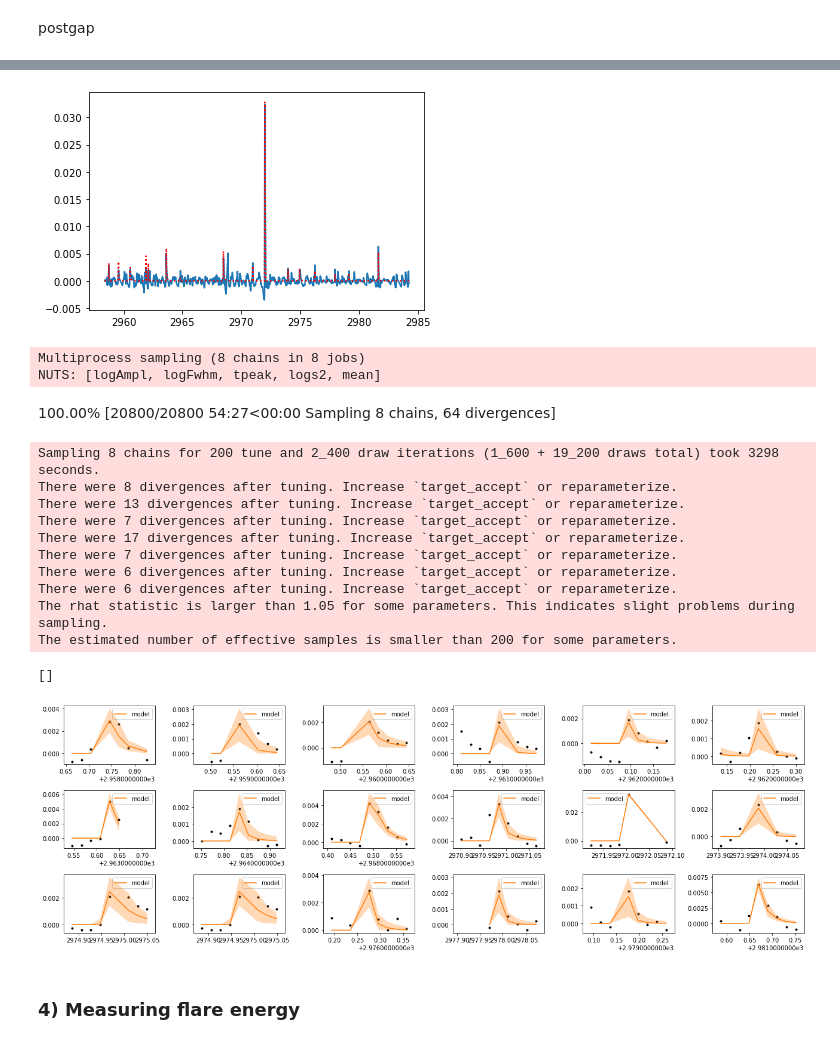
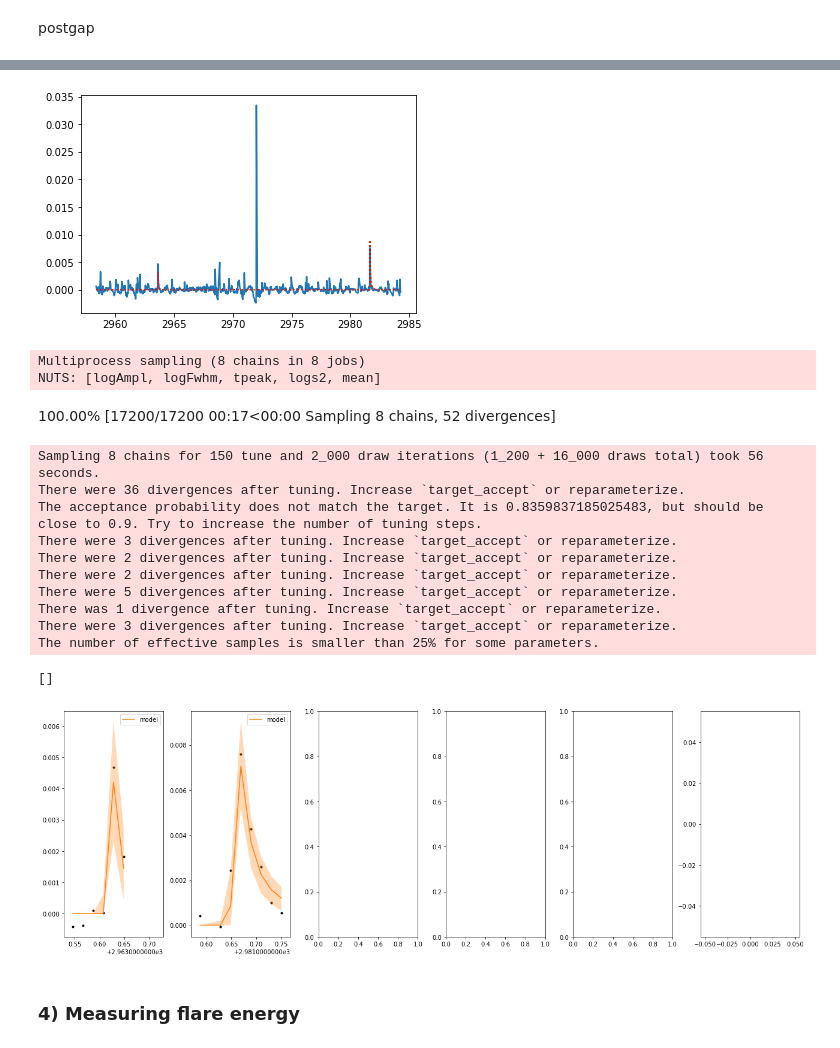
Before and after one commit to exoclam/epic-246301900, a Jupyter notebook: flare-analysis-chunks.ipynb, the cells around one changed output, grey strips where cells are left out. Saved outputs shown, nothing was run; the diff lists cells and outputs as text; code cells hidden in the pictures.

Commit message:
caught up to post-meeting on 26 July 2022, including k2sc and flare subtraction

```diff
--- a/flare-analysis-chunks.ipynb
+++ b/flare-analysis-chunks.ipynb
@@ -629,17 +722,19 @@ plt.plot()
 postgap
 # %%
 tpeaks_postgap = flares_postgap.fixed_tpeaks
-ampls_postgap = flares_postgap.unnorm_ampls
-fwhms_postgap = flares_postgap.fwhms
+ampls_postgap = flares_postgap.ampls
+fwhms_postgap = flares_postgap.fixed_fwhms/86400
 flares_postgap['fwhms_fixed_normed'] = (flares_postgap.fixed_fwhms/1800)*2/1440
 #fwhms = flares_pre.fixed_fwhms_normed
 npeaks_postgap = len(flares_postgap)
 
-x_postgap = postgap.TIME
-norm_flux_postgap = postgap.PDCSAP_FLUX/np.median(postgap.PDCSAP_FLUX) - 1
+x_postgap = postgap.time
+norm_flux_postgap = postgap.flux/np.median(postgap.flux) - 1
+norm_flux_postgap = postgap.corrected_norm
 #print(len(norm_flux), len(preds_pre), len(np.array(norm_flux)-np.array(preds_pre.flux_norm)),norm_flux-preds_pre.flux_norm)
-y_std_postgap = (np.array(norm_flux_postgap)-np.array(preds_postgap.flux_norm))/np.std(np.array(norm_flux_postgap)-np.array(preds_postgap.flux_norm)) # subtract out GP-modeled spot modulation flux
-y_postgap = np.array(norm_flux_postgap)-np.array(preds_postgap.flux_norm) # subtract out GP-modeled spot modulation flux
+y_std_postgap = (np.array(norm_flux_postgap)-np.array(preds_postgap.gp_flare_subtracted))/np.std(np.array(norm_flux_postgap)-np.array(preds_postgap.gp_flare_subtracted)) # subtract out GP-modeled spot modulation flux
+y_postgap = np.array(norm_flux_postgap)-np.array(preds_postgap.gp_flare_subtracted) # subtract out GP-modeled spot modulation flux
+y_postgap = y_postgap-np.median(y_postgap)
 #print(y_post)
 print(len(x_postgap), len(y_postgap))
 
@@ -661,13 +756,12 @@ multiflare = theano.function([xx, tpeaksx, fwhmsx, amplsx],
 #t_plot = np.linspace(x.min(), x.max(), 10000)
 
 with pm.Model() as model:
-    npeaks = np.shape(tpeaks_postgap)[0]
-    mean = pm.Normal("mean", mu=0, sd=3.0)
-    logs2 = pm.Normal("logs2", mu=np.log10(np.var(y_postgap)), sd=1.0) # it'd be much smaller if it were natural log like I used to do
+    mean = pm.Normal("mean", mu=0, sd=0.1)
+    logs2 = pm.Normal("logs2", mu=np.log(np.var(y_postgap)), sd=1.0) # it'd be much smaller if it were natural log like I used to do
 
-    tpeak = pm.Normal("tpeak", mu=tpeaks_postgap, sd=np.ones_like(tpeaks_postgap) * 0.003, shape=npeaks)
-    logFwhm = pm.Normal("logFwhm", mu=np.log(fwhms_postgap), sd=1.0, shape=npeaks)
-    logAmpl = pm.Normal("logAmpl", mu=np.log(ampls_postgap), sd=1.0, shape=npeaks)
+    tpeak = pm.Normal("tpeak", mu=tpeaks_postgap, sd=np.ones_like(tpeaks_postgap) * 0.003, shape=npeaks_postgap)
+    logFwhm = pm.Normal("logFwhm", mu=np.log(fwhms_postgap), sd=1.0, shape=npeaks_postgap)
+    logAmpl = pm.Normal("logAmpl", mu=np.log(ampls_postgap), sd=1.0, shape=npeaks_postgap)
 
     fwhm = pm.Deterministic("fwhm", tt.exp(logFwhm))
     ampl = pm.Deterministic("ampl", tt.exp(logAmpl))
@@ -679,13 +773,13 @@ with pm.Model() as model:
     #pm.Deterministic("flare_lc_pred", flare_lc_pred) # this one's for plotting only
     pm.Normal("obs", mu=flare_lc + mean, sd=tt.exp(2*logs2), observed=y_postgap)
 
-    #map_soln = xo.optimize(start=model.test_point, vars=[1/fwhm, mean])
-    #map_soln = xo.optimize(start=map_soln, vars=[1/ampl, mean])
-    #map_soln = xo.optimize(start=map_soln, vars=[1/fwhm, 1/ampl])
-    #map_soln = xo.optimize(start=map_soln, vars=[tpeak])
+    map_soln = pmx.optimize(start=model.test_point, vars=[1/fwhm, mean])
+    map_soln = pmx.optimize(start=map_soln, vars=[1/ampl, mean])
+    map_soln = pmx.optimize(start=map_soln, vars=[1/fwhm, 1/ampl])
+    map_soln = pmx.optimize(start=map_soln, vars=[tpeak])
 
     approx = pm.MeanField()
-    pm.fit(method=pm.KLqp(approx), n=1000000,
+    pm.fit(method=pm.KLqp(approx), n=500000,
             obj_optimizer=pm.adagrad_window
         )
     start = approx.sample(draws=8, )
@@ -700,55 +810,56 @@ Finished [100%]: Average Loss = -6,182.4
 #fig, axes = plt.subplots(ncols=2, nrows=np.ceil(npeaks/2).astype(int), figsize=[12,npeaks])
 #axes = axes.flatten()
 #tps = start[0]['tpeak']
-plt.plot(x_postgap, y_postgap)
+plt.plot(x_postgap, y_postgap-np.median(y_postgap))
 plt.plot(x_postgap, start[0]['flare_lc'], ':r')
 plt.show()
 # %% [output]
-[figure, old version]
+[figure, new version]
 # %%
 with model:
     step = pm.NUTS(potential=potential, target_accept=0.9)
-    trace = pm.sample(draws=2400, tune=200, step=step, start=start, cores=8)
+    trace = pm.sample(draws=2000, tune=150, step=step, start=start, cores=8)
 # %% [output]
 Multiprocess sampling (8 chains in 8 jobs)
 NUTS: [logAmpl, logFwhm, tpeak, logs2, mean]
-100.00% [20800/20800 54:27<00:00 Sampling 8 chains, 64 divergences]
+100.00% [17200/17200 00:17<00:00 Sampling 8 chains, 52 divergences]
-Sampling 8 chains for 200 tune and 2_400 draw iterations (1_600 + 19_200 draws total) took 3298 seconds.
-There were 8 divergences after tuning. Increase `target_accept` or reparameterize.
-There were 13 divergences after tuning. Increase `target_accept` or reparameterize.
-There were 7 divergences after tuning. Increase `target_accept` or reparameterize.
-There were 17 divergences after tuning. Increase `target_accept` or reparameterize.
-There were 7 divergences after tuning. Increase `target_accept` or reparameterize.
-There were 6 divergences after tuning. Increase `target_accept` or reparameterize.
-There were 6 divergences after tuning. Increase `target_accept` or reparameterize.
-The rhat statistic is larger than 1.05 for some parameters. This indicates slight problems during sampling.
-The estimated number of effective samples is smaller than 200 for some parameters.
+Sampling 8 chains for 150 tune and 2_000 draw iterations (1_200 + 16_000 draws total) took 56 seconds.
+There were 36 divergences after tuning. Increase `target_accept` or reparameterize.
+The acceptance probability does not match the target. It is 0.8359837185025483, but should be close to 0.9. Try to increase the number of tuning steps.
+There were 3 divergences after tuning. Increase `target_accept` or reparameterize.
+There were 2 divergences after tuning. Increase `target_accept` or reparameterize.
+There were 2 divergences after tuning. Increase `target_accept` or reparameterize.
+There were 5 divergences after tuning. Increase `target_accept` or reparameterize.
+There was 1 divergence after tuning. Increase `target_accept` or reparameterize.
+There were 3 divergences after tuning. Increase `target_accept` or reparameterize.
+The number of effective samples is smaller than 25% for some parameters.
 # %%
 #flc_plot =  np.percentile(trace['flare_lc_pred'], [5, 50, 95], axis=0)
 flc_postgap =  np.percentile(trace['flare_lc'], [5, 50, 95], axis=0)
-fig, axes = plt.subplots(ncols=6, nrows=np.ceil(npeaks/6).astype(int), figsize=[18,6])
+fig, axes = plt.subplots(ncols=6, nrows=np.ceil(npeaks_postgap/6).astype(int), figsize=[18,6])
 axes = axes.flatten()
-for i in range(npeaks):
+for i in range(npeaks_postgap):
     #timemask_t_plot = (t_plot >= tpeaks[i]-0.1) * (t_plot < tpeaks[i]+0.1)
+
     timemask = (x_postgap >= np.array(tpeaks_postgap)[i]-0.1) * (x_postgap < np.array(tpeaks_postgap)[i]+0.1)
     ax = axes[i]
     ax.plot(x_postgap[timemask], y_postgap[timemask], '.k')
     ax.plot(x_postgap[timemask], flc_postgap[1][timemask], label="model", color="C1")
     art = ax.fill_between(x_postgap[timemask],
                           flc_postgap[0][timemask],
                           flc_postgap[2][timemask], color="C1", alpha=0.3,
                                zorder=1000)
     art.set_edgecolor("none")
     ax.set_xlim(np.array(np.array(tpeaks_postgap))[i]-0.1, np.array(tpeaks_postgap)[i]+0.1)
     #ax.set_ylim(np.min(y[timemask]) - 1, 1 + np.max(y[timemask]))
     ax.legend()
 
 fig.tight_layout()
-#fig.savefig('flare-model-postgap.png')
+fig.savefig('flare-model-postgap.png')
 plt.plot()
 # %% [output]
 []
-[figure, old version]
+[figure, new version]
 # %% [markdown]
 ### 4) Measuring flare energy
 # %% [markdown]
```
Also changed, not shown: parts of 56 cells of this notebook, 8 other files.
